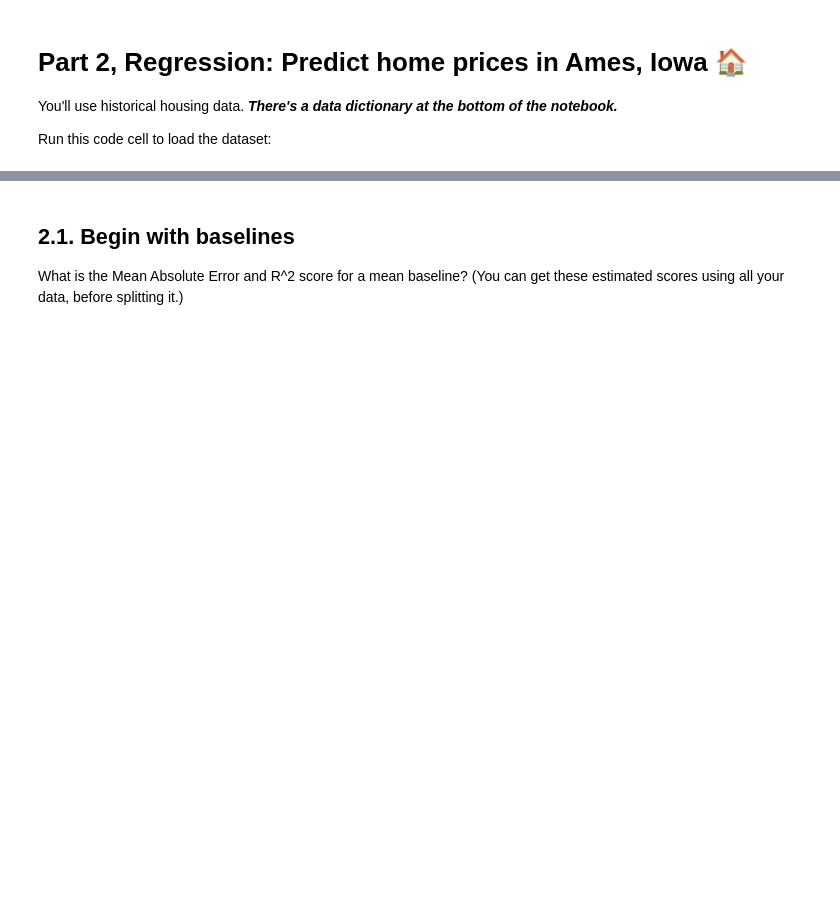
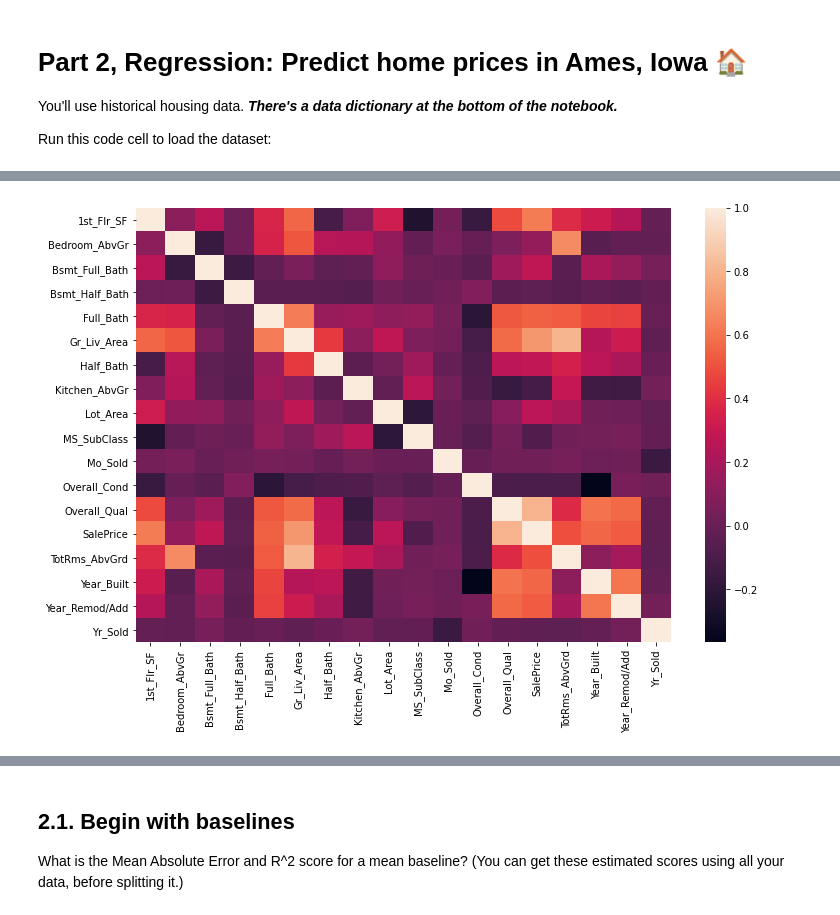
Before and after one commit to JoshuaHaga/DS-Unit-2-Linear-Models, a Jupyter notebook: DS_Sprint_Challenge_5.ipynb, the cells around one changed output, grey strips where cells are left out. Cells and saved outputs as stored; diff of their text form; code cells hidden in the pictures; blank space fills up the shorter version.

```diff
--- a/DS_Sprint_Challenge_5.ipynb
+++ b/DS_Sprint_Challenge_5.ipynb
@@ -253,0 +268,2 @@ assert homes.shape == (2904, 47)
+# %%
+homes_corr = homes.corr()
@@ -253,0 +290,5 @@ assert homes.shape == (2904, 47)
+# %%
+plt.figure(figsize=(12, 8))
+sns.heatmap(homes_corr);
+# %% [output]
+[figure, added]
```
Also changed, not shown: parts of 10 cells of this notebook.
